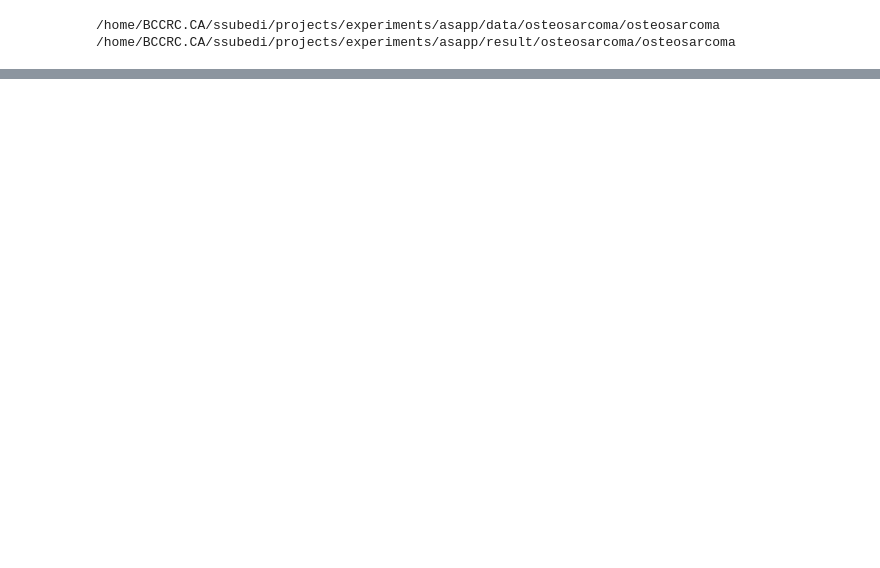
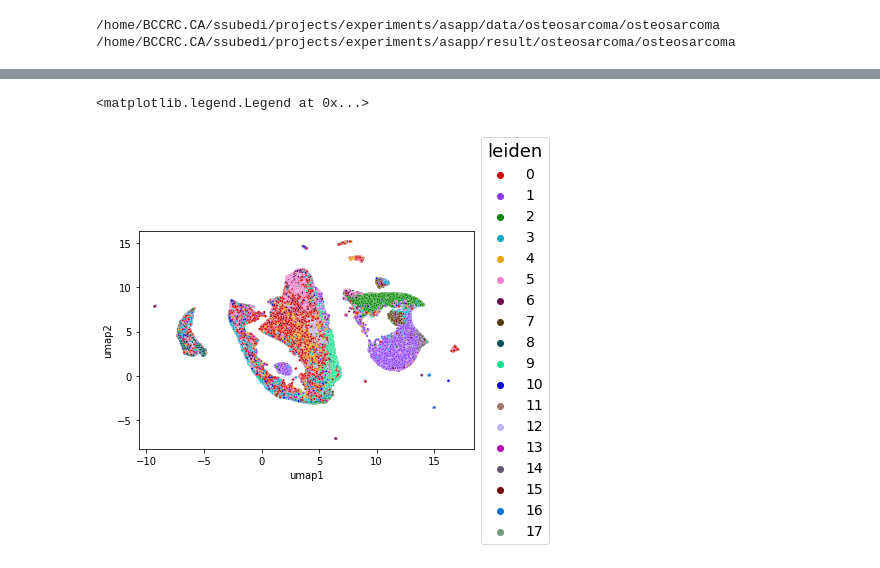
Before and after one commit to causalpathlab/asapp, a Jupyter notebook: examples/1_osteosarcoma.ipynb, the cells around one changed output, grey strips where cells are left out. Saved outputs shown, nothing was run; the diff lists cells and outputs as text; code cells hidden in the pictures; blank space fills up the shorter version.

```diff
--- a/examples/1_osteosarcoma.ipynb
+++ b/examples/1_osteosarcoma.ipynb
@@ -177,0 +114,11 @@ False
+# %%
+df_pl = pd.read_csv(dl.outpath+'_cellxcluster.csv')
+# # df_pl = df_pl.loc[:,['Unnamed: 0','celltype_major']]
+df_pl.columns = ['cell','cell_type']
+df_pl = df_pl.loc[df_pl['cell'].str.contains('BC'),]
+df_pl['cell'] = [x.split('-')[1]+'-'+x.split('-')[2]+'_'+x.split('-')[0] for x in df_pl['cell']]
+df_pl
+
+# df_umap['cell'] = [x.split('_')[0] for x in df_umap['cell']]
+df_umap = pd.merge(df_umap,df_pl[['cell','cell_type']],on='cell',how='left')
+df_umap
@@ -177,0 +139,7 @@ False
+# %%
+cp = sns.color_palette(cc.glasbey_dark, n_colors=len(df_umap['cell_type'].unique()))
+p = sns.scatterplot(data=df_umap, x='umap1', y='umap2', hue='cell_type',s=5,palette=cp,legend=True)
+plt.legend(title='leiden',title_fontsize=18, fontsize=14,loc='center left', bbox_to_anchor=(1, 0.5))
+# %% [output]
+<matplotlib.legend.Legend at 0x...>
+[figure, added]
```
Also changed, not shown: parts of 18 cells of this notebook, 4 other files.
